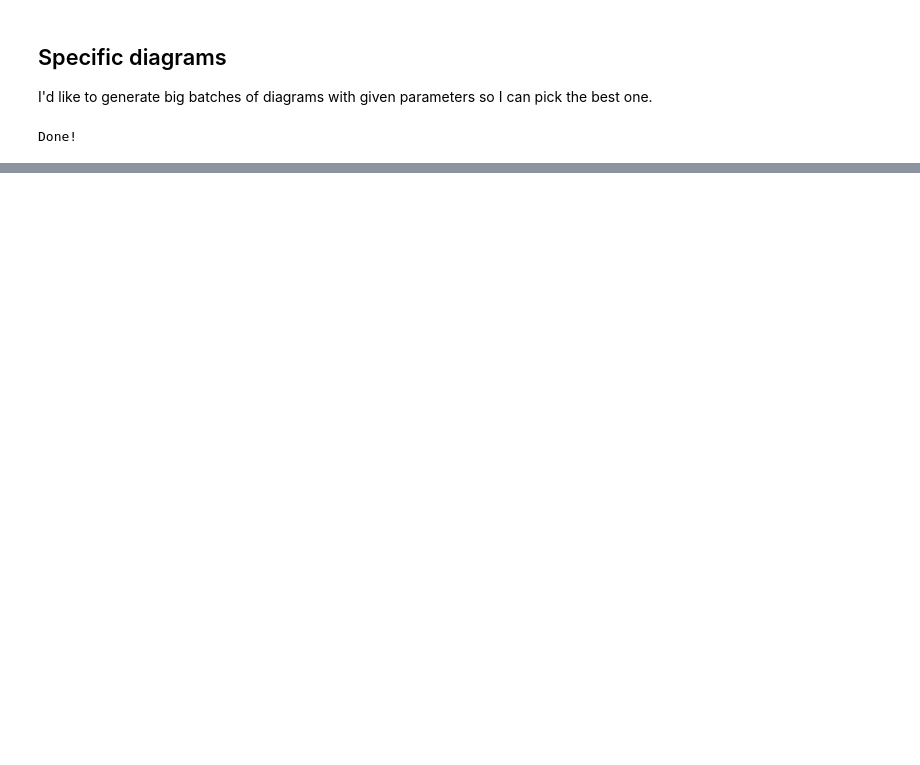
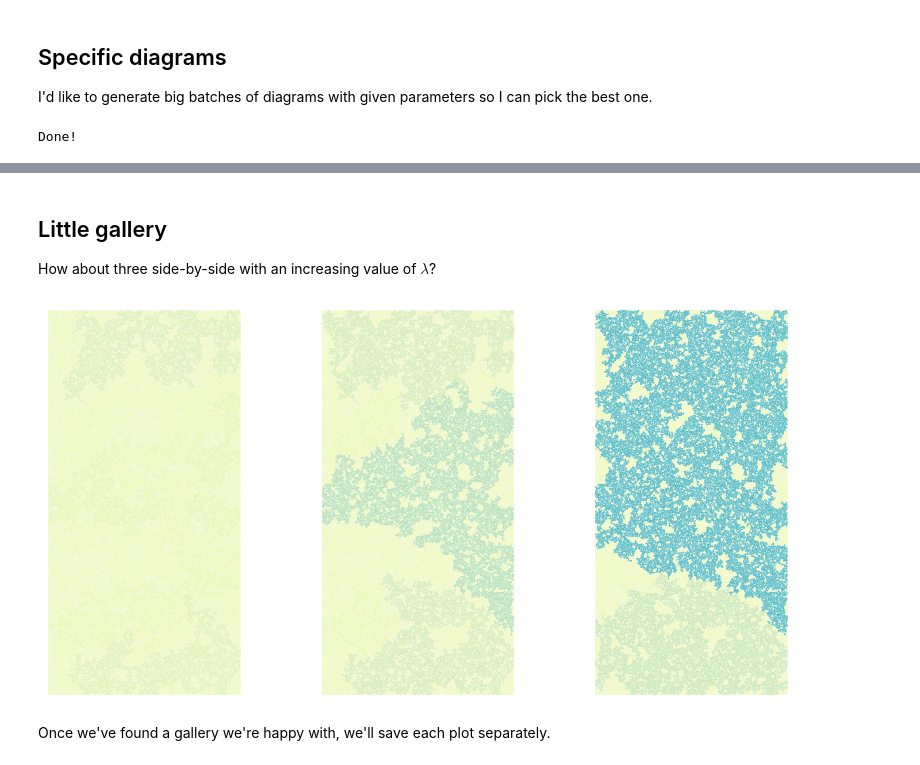
Before and after one commit to frankiehiggs/two-point-poster, a Jupyter notebook: connection-diagram/diagram.ipynb, the cells around one changed output, grey strips where cells are left out. Saved outputs shown, nothing was run; the diff lists cells and outputs as text; code cells hidden in the pictures; blank space fills up the shorter version.

```diff
--- a/connection-diagram/diagram.ipynb
+++ b/connection-diagram/diagram.ipynb
@@ -352,0 +492,36 @@ Done!
+# %% [markdown]
+## Little gallery
+
+How about three side-by-side with an increasing value of $\lambda$?
+# %%
+np.random.seed(13)
+
+l1, l2 = 1, 2
+lams = np.linspace(0.35,0.37,num=3) # lam = 0.36 is around the critical point
+n = 500000
+min_col = 0.1
+max_col = 0.8
+palette="YlGnBu"
+## To reverse the spectrum, just swap min_col and max_col
+# min_col = 1.0
+# max_col = 0.0
+# palette = "copper"
+
+npts = np.random.poisson(lam=n)
+points = sample_in_rectangle(npts,l1,l2)
+points_tree = KDTree(points)
+mu = n / (l1*l2)
+
+fig, ax_list = plt.subplots(1,len(lams))
+for i,ax in enumerate(tqdm(ax_list,leave=True)):
+    lam = lams[i]
+    r = np.sqrt(lam/mu)
+    rgg = get_rgg(points_tree,r)
+    add_to_axis(ax,points,r,l1,l2,rgg,min_col,max_col,palette)
+fig.savefig("diagrams/phase-transition.png", dpi=400)
+plt.show()
+plt.close()
+# %% [output]
+[figure, added]
+# %% [markdown]
+Once we've found a gallery we're happy with, we'll save each plot separately.
```
Also changed, not shown: parts of 15 cells of this notebook, 5 other files.
